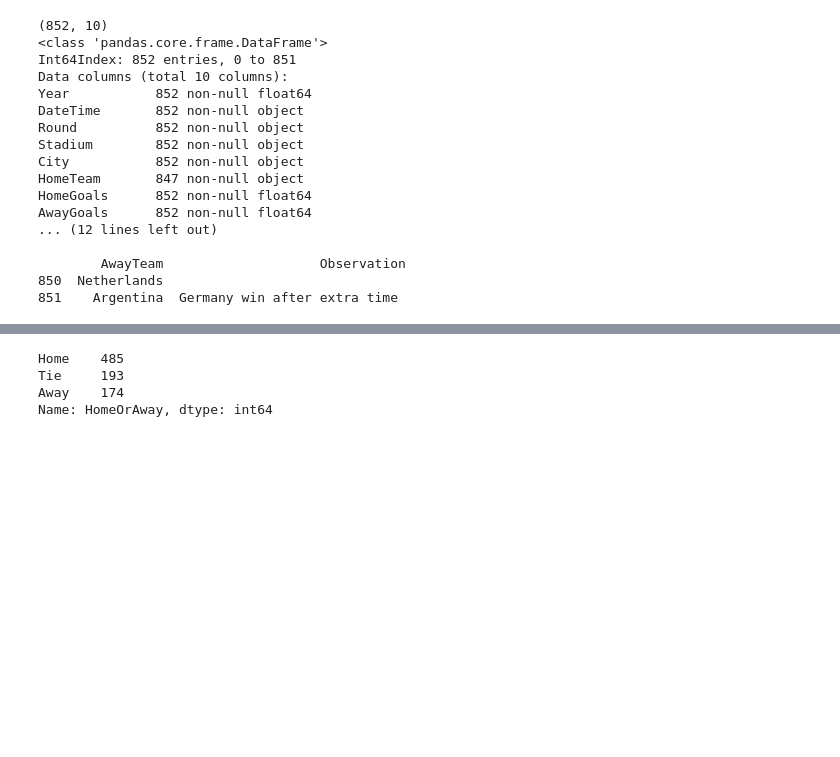
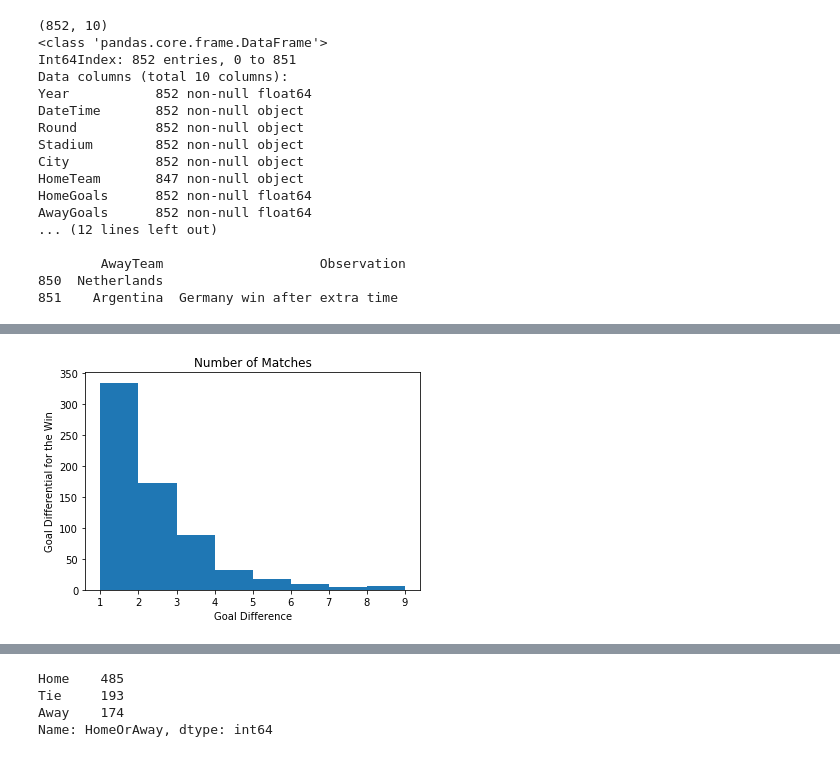
Before and after one commit to bitsops/Thinkful-DS, a Jupyter notebook: PrepCourse_Capstone_FIFAWorldCup.ipynb, the cells around one changed output, grey strips where cells are left out. Cells and saved outputs as stored; diff of their text form; code cells hidden in the pictures; blank space fills up the shorter version.

```diff
--- a/PrepCourse_Capstone_FIFAWorldCup.ipynb
+++ b/PrepCourse_Capstone_FIFAWorldCup.ipynb
@@ -198,0 +263,12 @@ plt.show()
+# %%
+dfMatches.max()
+
+plt.hist(dfMatches.loc[lambda dfMatches: dfMatches['GoalDiff']>0, :]['GoalDiff'], bins=8)
+
+plt.ylabel('Goal Differential for the Win')
+plt.xlabel('Goal Difference')
+plt.title('Number of Matches')
+
+plt.show()
+# %% [output]
+[figure, added]
```
Also changed, not shown: parts of 24 cells of this notebook.
